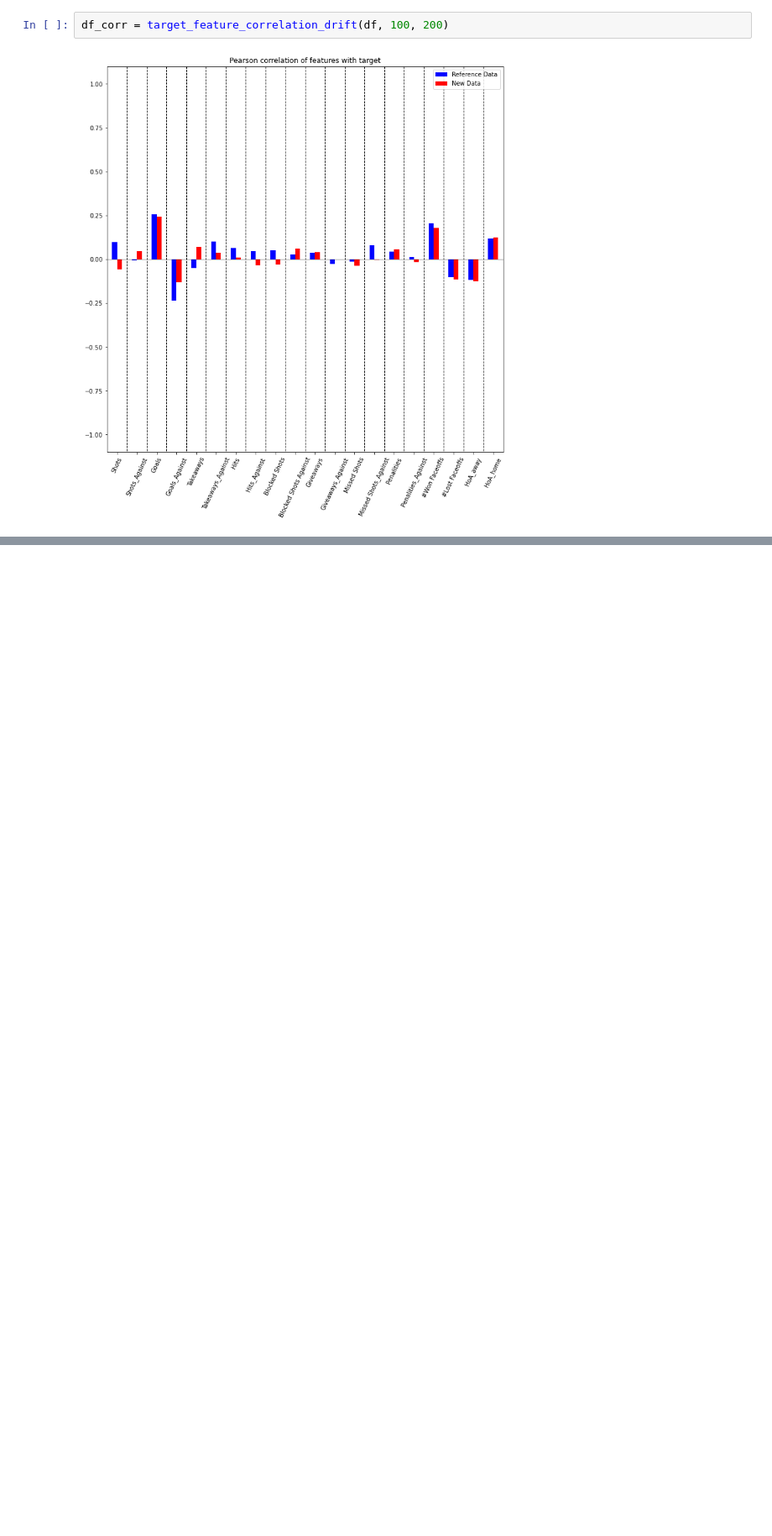
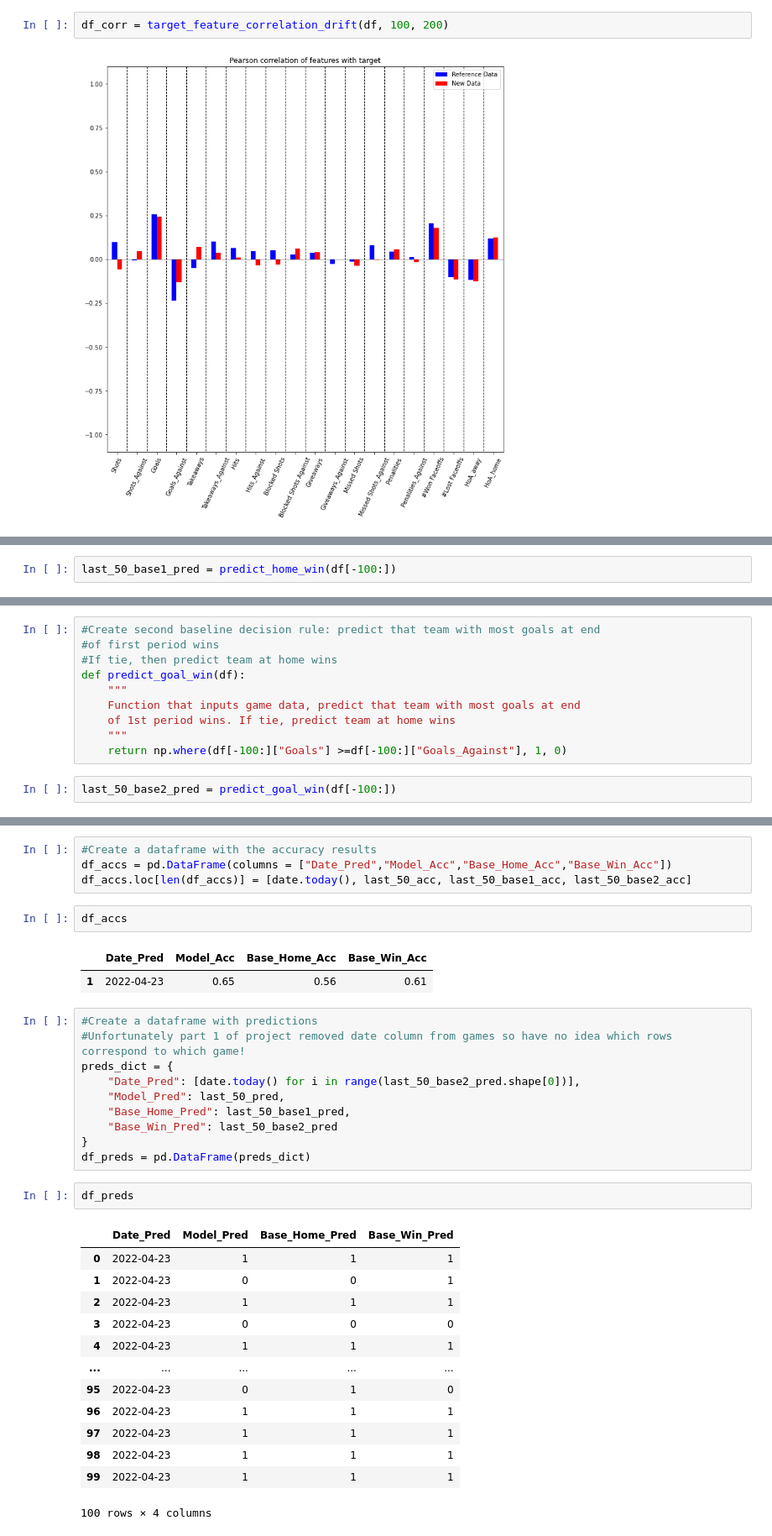
Before and after one commit to McGill-MMA-EnterpriseAnalytics/NHL-Game-II, a Jupyter notebook: modeling/DriftDetection.ipynb, the cells around one changed output, grey strips where cells are left out. Shown at 84% size. Saved outputs shown, nothing was run; the diff lists cells and outputs as text; blank space fills up the shorter version.

Commit message:
added baseline comparisons + attempt to integrate with hyperparameter script that failed due to lack of mlflow

```diff
--- a/modeling/DriftDetection.ipynb
+++ b/modeling/DriftDetection.ipynb
@@ -323,0 +374,2 @@ df_corr
+# %%
+last_50_base1_pred = predict_home_win(df[-100:])
@@ -323,0 +379,12 @@ df_corr
+# %%
+#Create second baseline decision rule: predict that team with most goals at end
+#of first period wins
+#If tie, then predict team at home wins
+def predict_goal_win(df):
+    """
+    Function that inputs game data, predict that team with most goals at end
+    of 1st period wins. If tie, predict team at home wins
+    """
+    return np.where(df[-100:]["Goals"] >=df[-100:]["Goals_Against"], 1, 0)
+# %%
+last_50_base2_pred = predict_goal_win(df[-100:])
@@ -323,0 +402,35 @@ df_corr
+# %%
+#Create a dataframe with the accuracy results
+df_accs = pd.DataFrame(columns = ["Date_Pred","Model_Acc","Base_Home_Acc","Base_Win_Acc"])
+df_accs.loc[len(df_accs)] = [date.today(), last_50_acc, last_50_base1_acc, last_50_base2_acc]
+# %%
+df_accs
+# %% [output]
+|  | Date_Pred | Model_Acc | Base_Home_Acc | Base_Win_Acc |
+| 1 | 2022-04-23 | 0.65 | 0.56 | 0.61 |
+# %%
+#Create a dataframe with predictions
+#Unfortunately part 1 of project removed date column from games so have no idea which rows correspond to which game!
+preds_dict = {
+    "Date_Pred": [date.today() for i in range(last_50_base2_pred.shape[0])],
+    "Model_Pred": last_50_pred,
+    "Base_Home_Pred": last_50_base1_pred,
+    "Base_Win_Pred": last_50_base2_pred
+}
+df_preds = pd.DataFrame(preds_dict)
+# %%
+df_preds
+# %% [output]
+|  | Date_Pred | Model_Pred | Base_Home_Pred | Base_Win_Pred |
+| 0 | 2022-04-23 | 1 | 1 | 1 |
+| 1 | 2022-04-23 | 0 | 0 | 1 |
+| 2 | 2022-04-23 | 1 | 1 | 1 |
+| 3 | 2022-04-23 | 0 | 0 | 0 |
+| 4 | 2022-04-23 | 1 | 1 | 1 |
+| ... | ... | ... | ... | ... |
+| 95 | 2022-04-23 | 0 | 1 | 0 |
+| 96 | 2022-04-23 | 1 | 1 | 1 |
+| 97 | 2022-04-23 | 1 | 1 | 1 |
+| 98 | 2022-04-23 | 1 | 1 | 1 |
+| 99 | 2022-04-23 | 1 | 1 | 1 |
+100 rows × 4 columns
```
Also changed, not shown: parts of 25 cells of this notebook.
